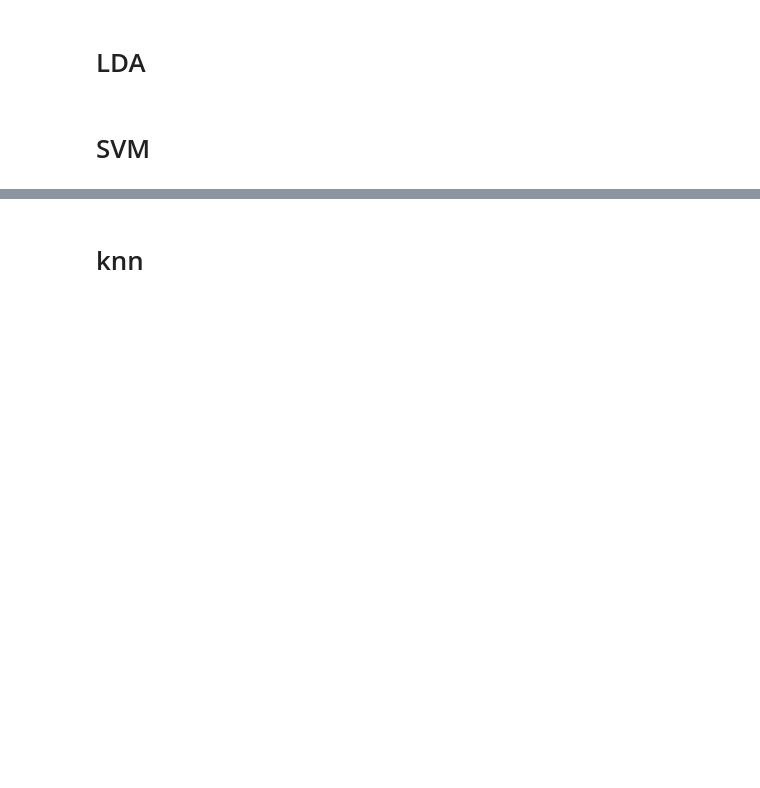
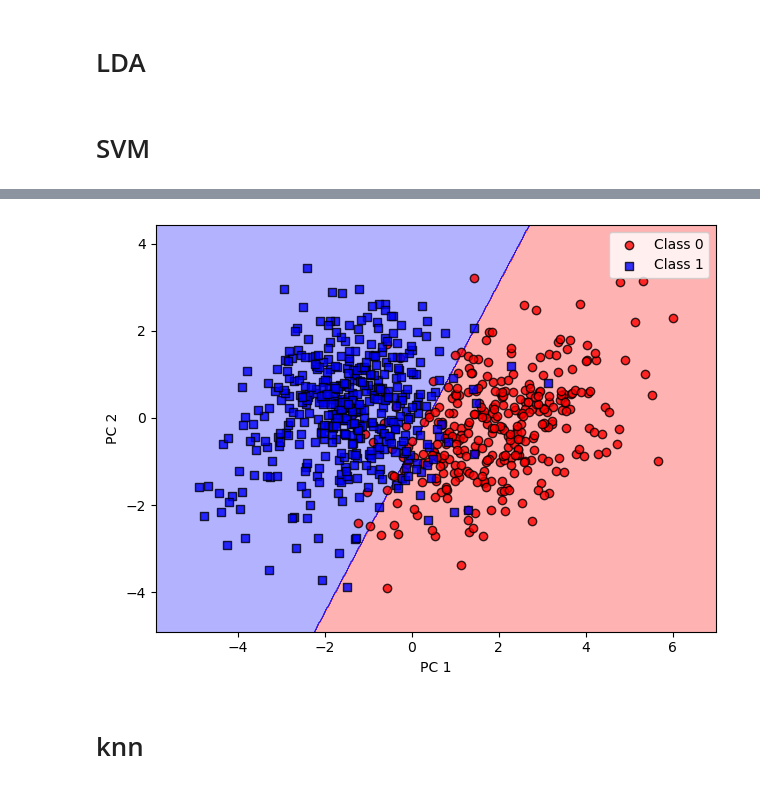
Before and after one commit to DejwidKoci/Klasyfikacja, a Jupyter notebook: projekt_02.ipynb, the cells around one changed output, grey strips where cells are left out. Saved outputs shown, nothing was run; the diff lists cells and outputs as text; code cells hidden in the pictures; blank space fills up the shorter version.

```diff
--- a/projekt_02.ipynb
+++ b/projekt_02.ipynb
@@ -739,3 +796,13 @@ plt.show()
+# %%
+# Wizualizacja wyników na zbiorze testowym po PCA
+plot_decision_regions(X_test_pca, y_test, classifier=svm)
+plt.xlabel('PC 1')
+plt.ylabel('PC 2')
+plt.legend(loc='best')
+plt.tight_layout()
+plt.show()
+# %% [output]
+[figure, added]
 # %% [markdown]
 # knn
 # %%
```
Also changed, not shown: parts of 23 cells of this notebook.
